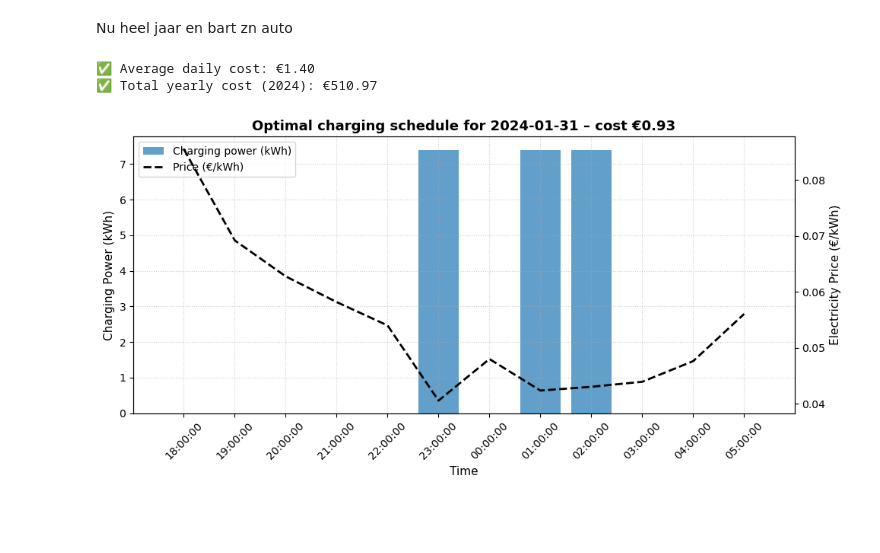
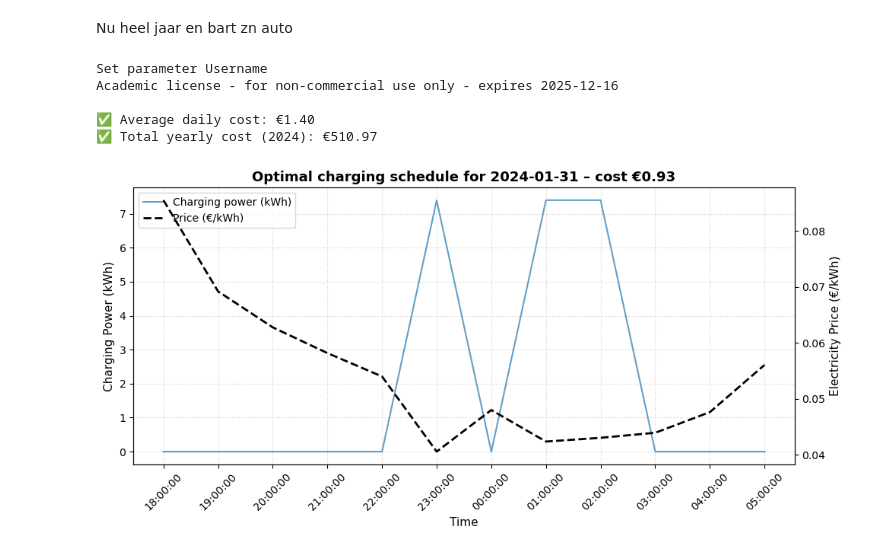
Before and after one commit to HuubKav/TIL6022_python_programming, a Jupyter notebook: Start_optimization.ipynb, the cells around one changed output. Cells and saved outputs as stored; diff of their text form; code cells hidden in the pictures; blank space fills up the shorter version.

Commit message:
Change graph, from bar to plot

```diff
--- a/Start_optimization.ipynb
+++ b/Start_optimization.ipynb
@@ -220,32 +220,35 @@ print(f"✅ Total yearly cost (2024): €{total_year_cost:.2f}")
 
 # === Example day visualization ===
 example_day = schedules[30]  # roughly early February
 times = example_day["Times"]
 prices = example_day["Prices"]
 charge = example_day["Schedule"]
 cost_example = df_costs.loc[df_costs["Date"] == example_day["Date"], "Cost (€)"].values[0]
 
 fig, ax1 = plt.subplots(figsize=(10, 5))
-ax1.bar(times, charge, color="tab:blue", alpha=0.7, label="Charging power (kWh)")
+ax1.plot(times, charge, color="tab:blue", alpha=0.7, label="Charging power (kWh)")
 ax1.set_ylabel("Charging Power (kWh)", fontsize=11)
 ax1.set_xlabel("Time", fontsize=11)
 ax1.tick_params(axis="x", rotation=45)
 ax1.grid(True, linestyle=":", alpha=0.6)
 
 ax2 = ax1.twinx()
 ax2.plot(times, prices, color="black", linestyle="--", linewidth=2, label="Price (€/kWh)")
 ax2.set_ylabel("Electricity Price (€/kWh)", fontsize=11)
 
 plt.title(f"Optimal charging schedule for {example_day['Date']} – cost €{cost_example:.2f}",
           fontsize=13, weight="bold")
 
 lines_1, labels_1 = ax1.get_legend_handles_labels()
 lines_2, labels_2 = ax2.get_legend_handles_labels()
 ax1.legend(lines_1 + lines_2, labels_1 + labels_2, loc="upper left")
 
 plt.tight_layout()
 plt.show()
 # %% [output]
+Set parameter Username
+Academic license - for non-commercial use only - expires 2025-12-16
+
 ✅ Average daily cost: €1.40
 ✅ Total yearly cost (2024): €510.97
-[figure, old version]
+[figure, new version]
```
